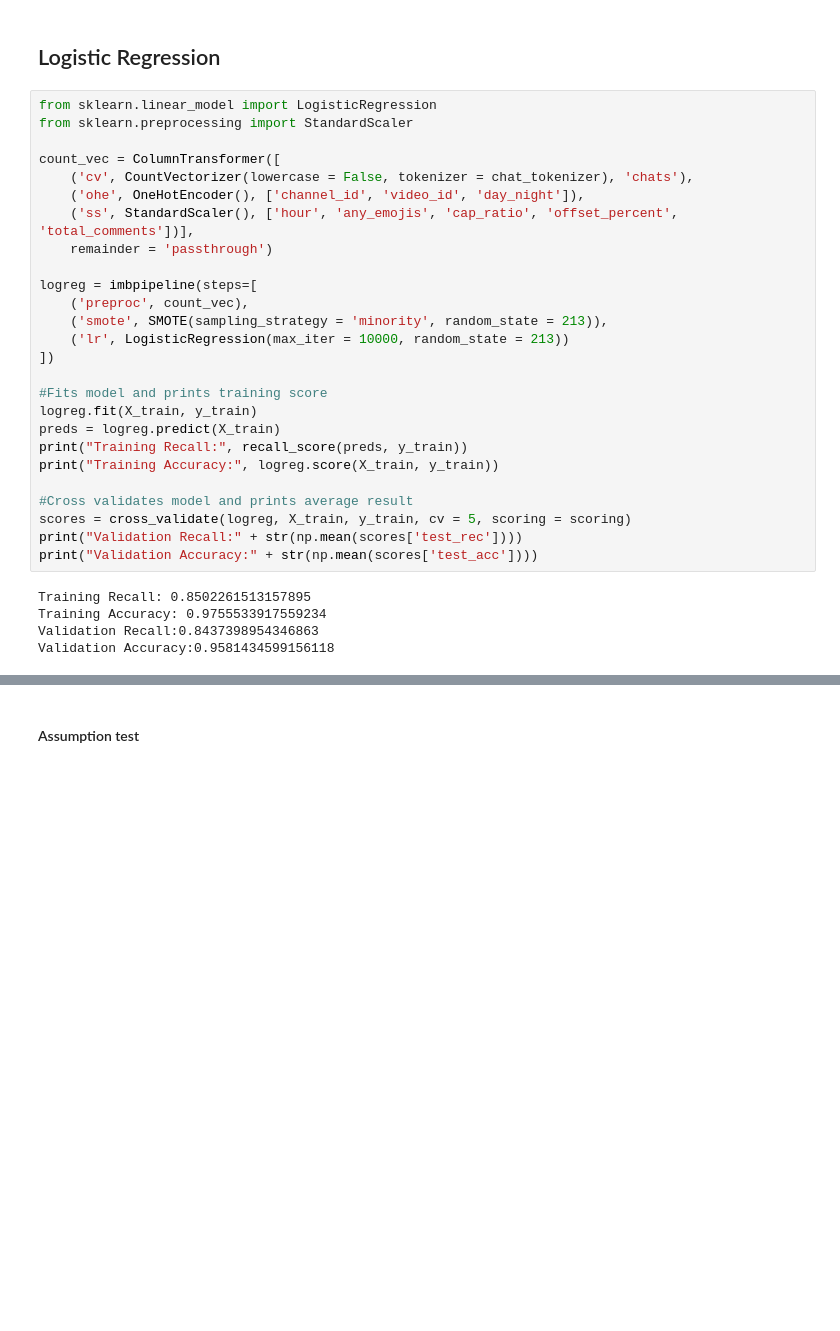
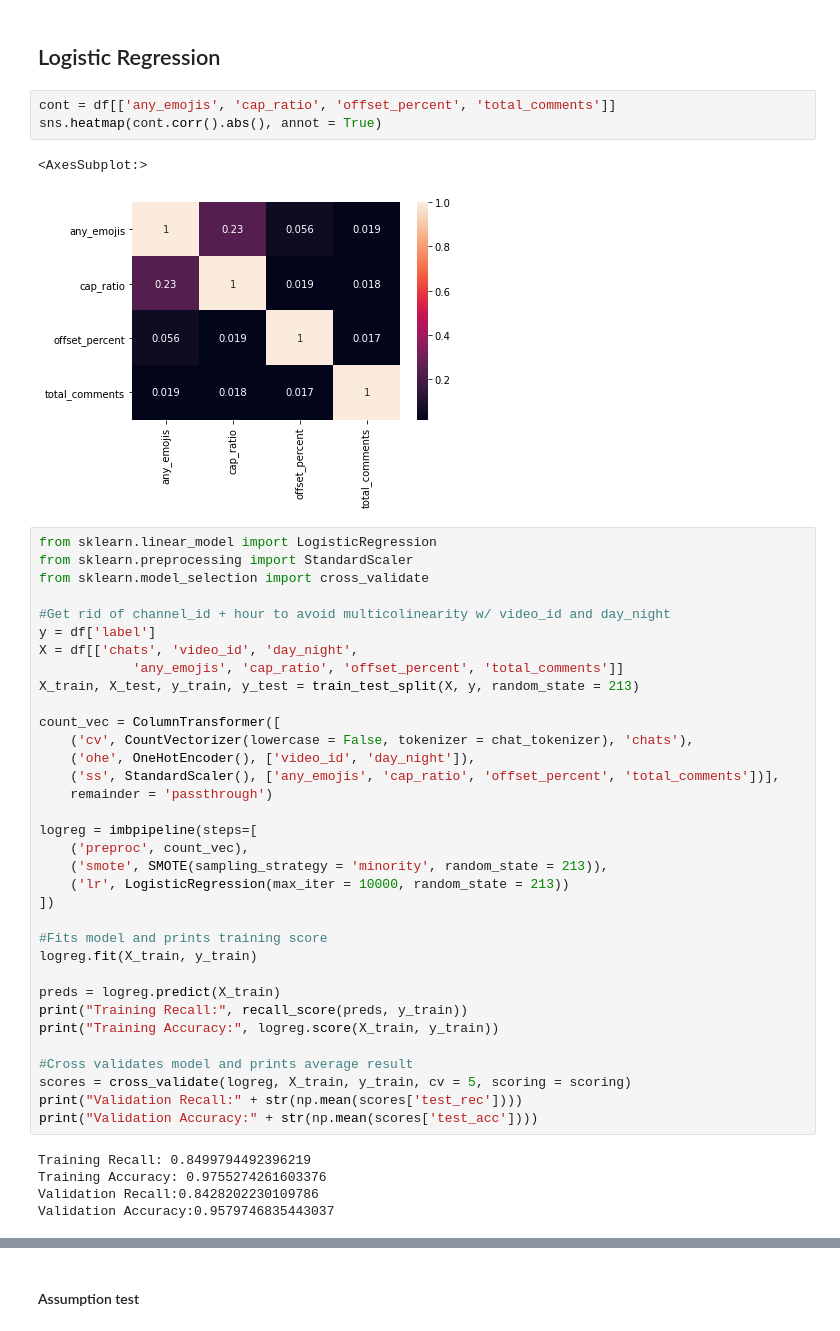
Before and after one commit to kelsklane/Capstone_Twitch_NLP, a Jupyter notebook: notebook/Models.ipynb, the cells around one changed output, grey strips where cells are left out. Saved outputs shown, nothing was run; the diff lists cells and outputs as text; blank space fills up the shorter version.

```diff
--- a/notebook/Models.ipynb
+++ b/notebook/Models.ipynb
@@ -553,14 +560,27 @@ Validation Recall:0.8341574066897082
 Validation Accuracy:0.597733555553152
 # %% [markdown]
 ## Logistic Regression
+# %%
+cont = df[['any_emojis', 'cap_ratio', 'offset_percent', 'total_comments']]
+sns.heatmap(cont.corr().abs(), annot = True)
+# %% [output]
+<AxesSubplot:>
+[figure, added]
 # %%
 from sklearn.linear_model import LogisticRegression
 from sklearn.preprocessing import StandardScaler
+from sklearn.model_selection import cross_validate
+
+#Get rid of channel_id + hour to avoid multicolinearity w/ video_id and day_night
+y = df['label']
+X = df[['chats', 'video_id', 'day_night',
+            'any_emojis', 'cap_ratio', 'offset_percent', 'total_comments']]
+X_train, X_test, y_train, y_test = train_test_split(X, y, random_state = 213)
 
 count_vec = ColumnTransformer([
     ('cv', CountVectorizer(lowercase = False, tokenizer = chat_tokenizer), 'chats'),
-    ('ohe', OneHotEncoder(), ['channel_id', 'video_id', 'day_night']),
-    ('ss', StandardScaler(), ['hour', 'any_emojis', 'cap_ratio', 'offset_percent', 'total_comments'])],
+    ('ohe', OneHotEncoder(), ['video_id', 'day_night']),
+    ('ss', StandardScaler(), ['any_emojis', 'cap_ratio', 'offset_percent', 'total_comments'])],
     remainder = 'passthrough')
 
 logreg = imbpipeline(steps=[
@@ -571,6 +591,7 @@ logreg = imbpipeline(steps=[
 
 #Fits model and prints training score
 logreg.fit(X_train, y_train)
+
 preds = logreg.predict(X_train)
 print("Training Recall:", recall_score(preds, y_train))
 print("Training Accuracy:", logreg.score(X_train, y_train))
@@ -580,7 +601,7 @@ scores = cross_validate(logreg, X_train, y_train, cv = 5, scoring = scoring)
 print("Validation Recall:" + str(np.mean(scores['test_rec'])))
 print("Validation Accuracy:" + str(np.mean(scores['test_acc'])))
 # %% [output]
-Training Recall: 0.8502261513157895
-Training Accuracy: 0.9755533917559234
-Validation Recall:0.8437398954346863
-Validation Accuracy:0.9581434599156118
+Training Recall: 0.8499794492396219
+Training Accuracy: 0.9755274261603376
+Validation Recall:0.8428202230109786
+Validation Accuracy:0.9579746835443037
```
Also changed, not shown: parts of 12 cells of this notebook, 1 other file.
